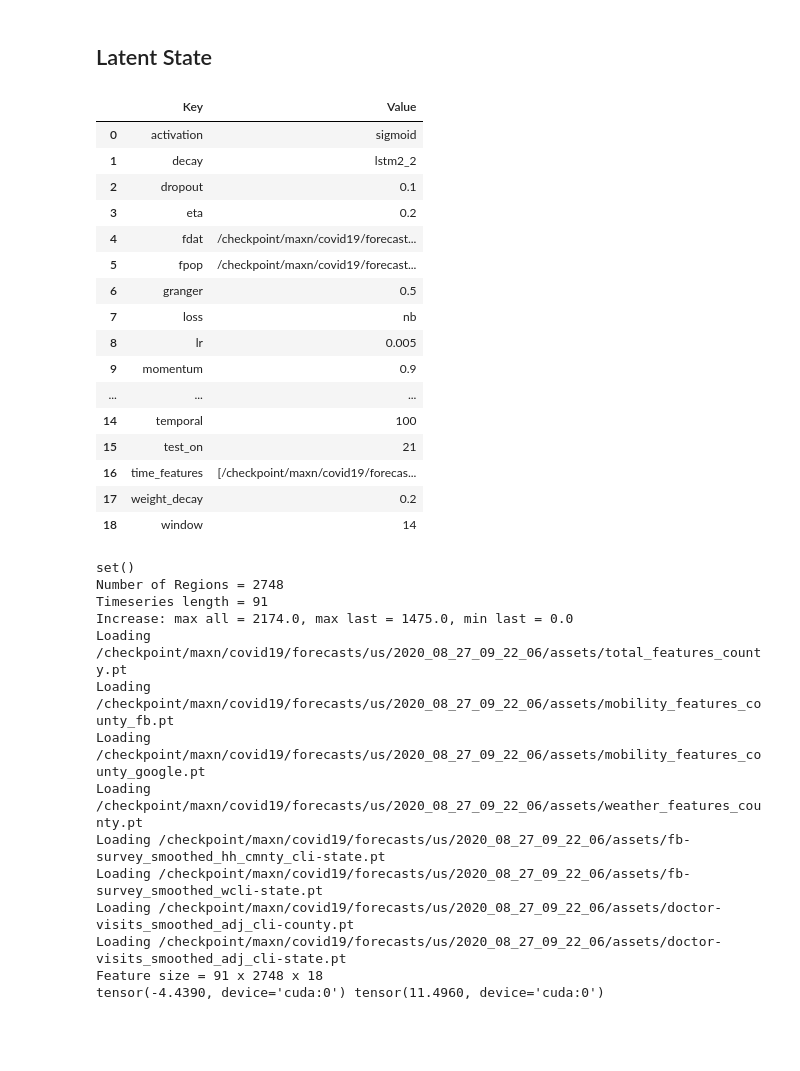
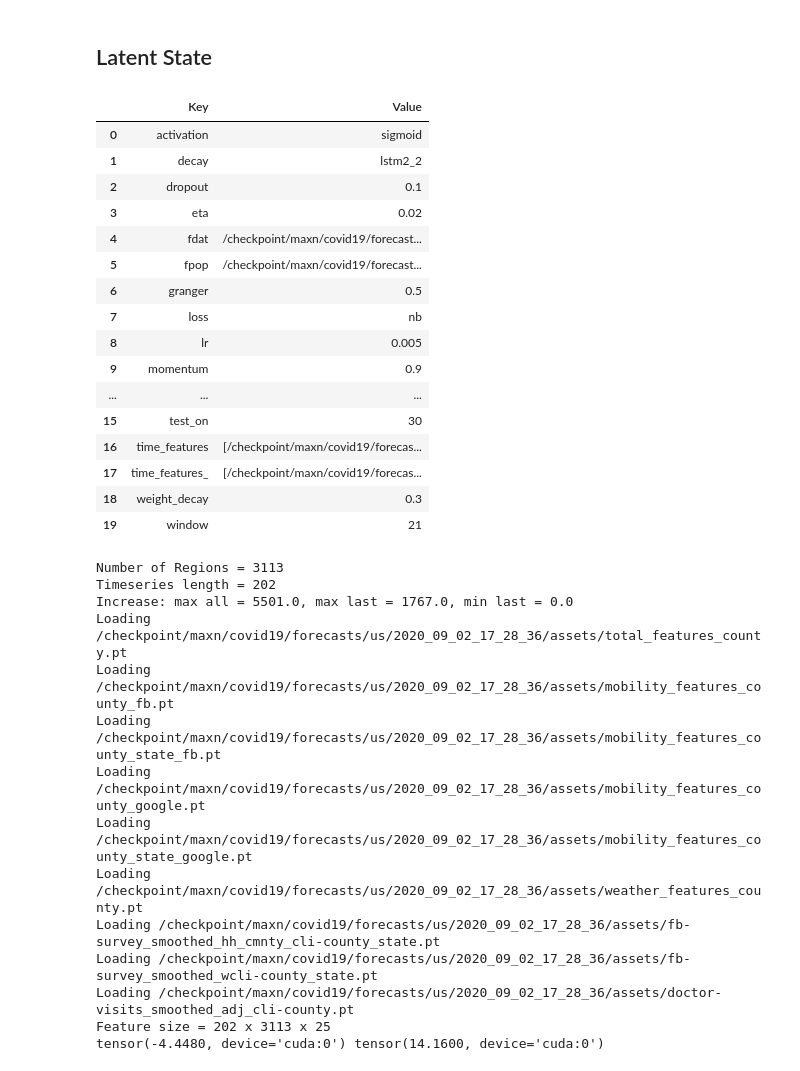
Before and after one commit to facebookresearch/covid19_spread, a Jupyter notebook: notebooks/paper-us-counties.ipynb, the cells around one changed output. Cells and saved outputs as stored; diff of their text form; code cells hidden in the pictures; blank space fills up the shorter version.

```diff
--- a/notebooks/paper-us-counties.ipynb
+++ b/notebooks/paper-us-counties.ipynb
@@ -165,7 +194,8 @@ job = "us/2020_08_27_09_22_06"
 #job = "us/2020_08_27_13_52_51"
 #job = "us/2020_08_30_08_01_39"
 #job = "us/2020_09_02_14_01_50"
-job = "us/2020_09_02_17_28_36" # google + covidhub
+job = "us/2020_09_02_17_28_36"  # google + covidhub
+job = "us/2020_09_06_06_29_16"  # google + covidhub no granger
 
 fs, cfgs = load_backfill(job, model='bar', forecast="best_rmse_deltas")
 cfgs.drop(columns=['fdat', 'fpop', 'job'])
@@ -208,7 +237,7 @@ mets = google_results
 dfs = ddict(dict)
 for date in google_results["Date"]:
     dfs['bAR'][date] = pd.read_csv(fs[date.strftime('%Y-%m-%d')], index_col="date", parse_dates=["date"])
-_mets = compute_metrics(df_region, dfs['bAR'])
+_mets = compute_metrics_google(df_region, dfs['bAR'])
 _mets = pd.melt(_mets, id_vars='Date', value_vars=metrics, var_name='metric', value_name='bAR').sort_values(by='Date')
 mets = pd.merge_asof(mets, _mets, on='Date', by='metric')
 
@@ -220,7 +249,7 @@ for date in columbia_dates:
         else:
             dfs[key][date] = None
 for key in forecasts.keys():
-    _mets = compute_metrics(df_region, dfs[key])
+    _mets = compute_metrics_google(df_region, dfs[key])
     _mets = pd.melt(_mets, id_vars='Date', value_vars=metrics, var_name='metric', value_name=key).sort_values(by='Date')
     mets = pd.merge_asof(mets, _mets, on='Date', by='metric')
 
@@ -402,24 +679,25 @@ jobs = {
 # %%
 import importlib
 import yaml
 import torch as th
 from argparse import Namespace
 def load_model(jobdir, model='bar', prefix=''):
     mod = importlib.import_module(f'{model}')
     modcfg = yaml.load(open(f'{jobdir}/{model}.yml'), Loader=yaml.FullLoader)
     display(pd.DataFrame(modcfg['train'].items(), columns=['Key', 'Value']))
     modelcv = mod.CV_CLS()
     new_cases, regions, _, _ = modelcv.initialize(Namespace(**modcfg['train']))
     modelcv.func.load_state_dict(th.load(f'{jobdir}/{prefix}{model}_model.bin'))
+    modelcv.func.eval()
     return modelcv.func, new_cases
 
-mod, _ = load_model(cfgs.iloc[0]['job'], 'bar')
+mod, ys = load_model(cfgs.iloc[-1]['job'], 'bar')
 # %% [output]
 |  | Key | Value |
 | 0 | activation | sigmoid |
 | 1 | decay | lstm2_2 |
 | 2 | dropout | 0.1 |
-| 3 | eta | 0.2 |
+| 3 | eta | 0.02 |
 | 4 | fdat | /checkpoint/maxn/covid19/forecast... |
 | 5 | fpop | /checkpoint/maxn/covid19/forecast... |
 | 6 | granger | 0.5 |
@@ -427,25 +705,25 @@ mod, _ = load_model(cfgs.iloc[0]['job'], 'bar')
 | 8 | lr | 0.005 |
 | 9 | momentum | 0.9 |
 | ... | ... | ... |
-| 14 | temporal | 100 |
-| 15 | test_on | 21 |
+| 15 | test_on | 30 |
 | 16 | time_features | [/checkpoint/maxn/covid19/forecas... |
-| 17 | weight_decay | 0.2 |
-| 18 | window | 14 |
+| 17 | time_features_ | [/checkpoint/maxn/covid19/forecas... |
+| 18 | weight_decay | 0.3 |
+| 19 | window | 21 |
-set()
-Number of Regions = 2748
-Timeseries length = 91
-Increase: max all = 2174.0, max last = 1475.0, min last = 0.0
-Loading /checkpoint/maxn/covid19/forecasts/us/2020_08_27_09_22_06/assets/total_features_county.pt
-Loading /checkpoint/maxn/covid19/forecasts/us/2020_08_27_09_22_06/assets/mobility_features_county_fb.pt
-Loading /checkpoint/maxn/covid19/forecasts/us/2020_08_27_09_22_06/assets/mobility_features_county_google.pt
-Loading /checkpoint/maxn/covid19/forecasts/us/2020_08_27_09_22_06/assets/weather_features_county.pt
-Loading /checkpoint/maxn/covid19/forecasts/us/2020_08_27_09_22_06/assets/fb-survey_smoothed_hh_cmnty_cli-state.pt
-Loading /checkpoint/maxn/covid19/forecasts/us/2020_08_27_09_22_06/assets/fb-survey_smoothed_wcli-state.pt
-Loading /checkpoint/maxn/covid19/forecasts/us/2020_08_27_09_22_06/assets/doctor-visits_smoothed_adj_cli-county.pt
-Loading /checkpoint/maxn/covid19/forecasts/us/2020_08_27_09_22_06/assets/doctor-visits_smoothed_adj_cli-state.pt
-Feature size = 91 x 2748 x 18
-tensor(-4.4390, device='cuda:0') tensor(11.4960, device='cuda:0')
+Number of Regions = 3113
+Timeseries length = 202
+Increase: max all = 5501.0, max last = 1767.0, min last = 0.0
+Loading /checkpoint/maxn/covid19/forecasts/us/2020_09_02_17_28_36/assets/total_features_county.pt
+Loading /checkpoint/maxn/covid19/forecasts/us/2020_09_02_17_28_36/assets/mobility_features_county_fb.pt
+Loading /checkpoint/maxn/covid19/forecasts/us/2020_09_02_17_28_36/assets/mobility_features_county_state_fb.pt
+Loading /checkpoint/maxn/covid19/forecasts/us/2020_09_02_17_28_36/assets/mobility_features_county_google.pt
+Loading /checkpoint/maxn/covid19/forecasts/us/2020_09_02_17_28_36/assets/mobility_features_county_state_google.pt
+Loading /checkpoint/maxn/covid19/forecasts/us/2020_09_02_17_28_36/assets/weather_features_county.pt
+Loading /checkpoint/maxn/covid19/forecasts/us/2020_09_02_17_28_36/assets/fb-survey_smoothed_hh_cmnty_cli-county_state.pt
+Loading /checkpoint/maxn/covid19/forecasts/us/2020_09_02_17_28_36/assets/fb-survey_smoothed_wcli-county_state.pt
+Loading /checkpoint/maxn/covid19/forecasts/us/2020_09_02_17_28_36/assets/doctor-visits_smoothed_adj_cli-county.pt
+Feature size = 202 x 3113 x 25
+tensor(-4.4480, device='cuda:0') tensor(14.1600, device='cuda:0')
 # %%
 h0 = mod.beta.fbeta.h0.cpu().detach().numpy()
 h0_1, h0_2 = h0[0], h0[1]
```
Also changed, not shown: parts of 15 cells of this notebook.
